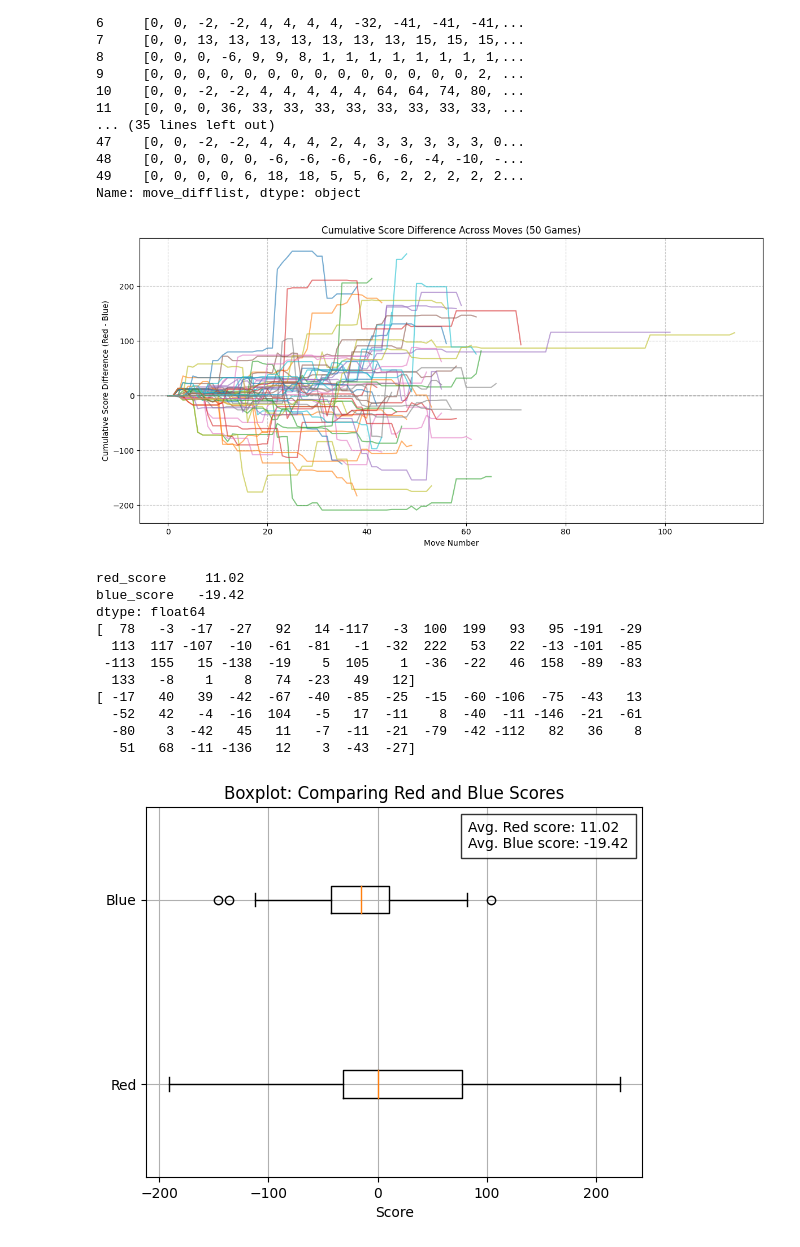
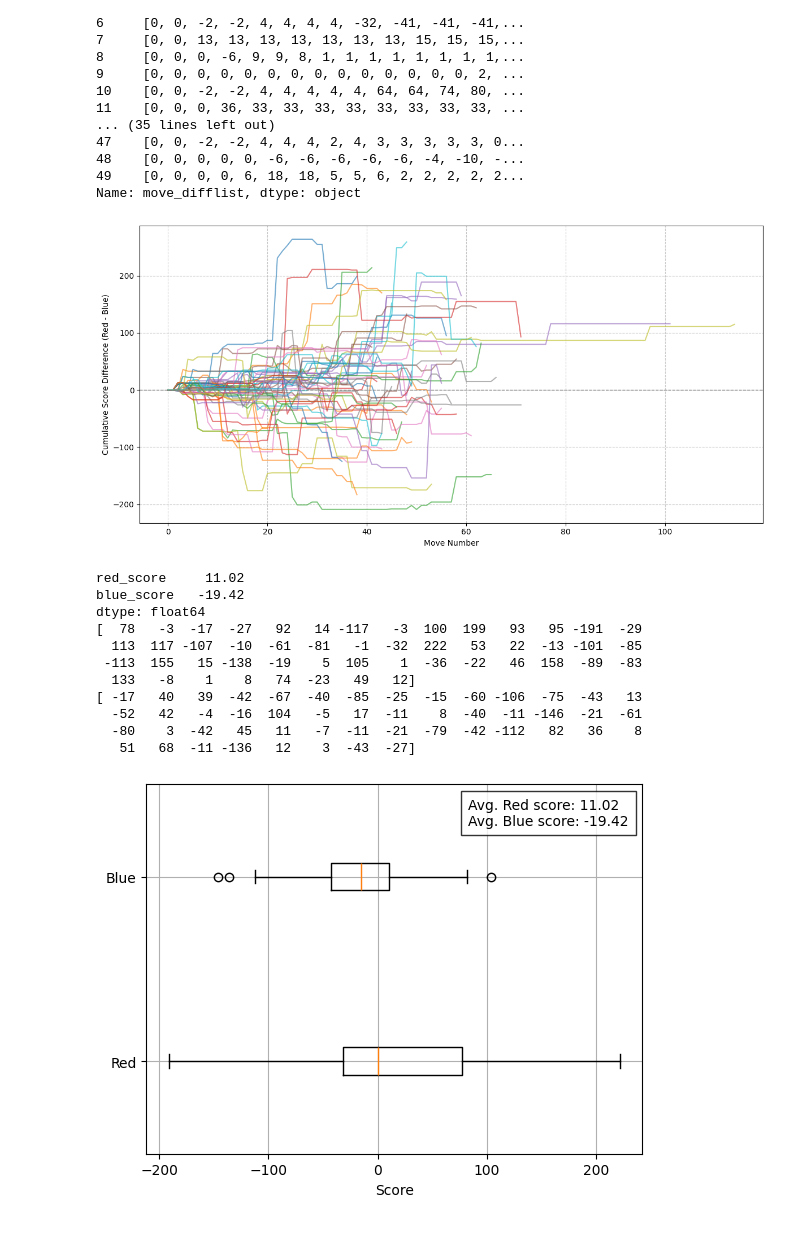
Before and after one commit to RCJamen/damathllm, a Jupyter notebook: results/randomizer_statistics.ipynb, the cells around one changed output. Saved outputs shown, nothing was run; the diff lists cells and outputs as text; code cells hidden in the pictures.

```diff
--- a/results/randomizer_statistics.ipynb
+++ b/results/randomizer_statistics.ipynb
@@ -139,7 +139,7 @@ for i, row in df.iterrows():
 
 plt.xlabel("Move Number")
 plt.ylabel("Cumulative Score Difference (Red - Blue)")
-plt.title("Cumulative Score Difference Across Moves (50 Games)")
+# plt.title("Cumulative Score Difference Across Moves (50 Games)")
 plt.axhline(0, linestyle='--', color='gray', linewidth=1)
 plt.grid(True, linestyle='--', alpha=0.7)
 plt.tight_layout()
@@ -147,7 +147,7 @@ plt.tight_layout()
 plt.savefig('images/randomizer_cumuscorediff.png', dpi=100)
 plt.show()
 # %% [output]
-[figure, old version]
+[figure, new version]
 # %%
 avg = df[['red_score', 'blue_score']].mean()
 print(avg)
@@ -180,35 +180,35 @@ mean2 = avg[1]
 
 # create an AnchoredText box in upper‑right (loc=1)
 txt = AnchoredText(
     f"Avg. Red score: {mean1:.2f}\nAvg. Blue score: {mean2:.2f}",
     loc=1,                # 1=upper‑right
     frameon=True,         # draw the box
     pad=0.5,              # padding in font‑size units
 )
 # style the box (optional — you get same API as legend frame)
 txt.patch.set_facecolor('white')
 txt.patch.set_edgecolor('black')
 txt.patch.set_alpha(0.8)
 
 ax.add_artist(txt)
 ax.set_xlabel('Score')
-ax.set_title('Boxplot: Comparing Red and Blue Scores')
+# ax.set_title('Boxplot: Comparing Red and Blue Scores')
 plt.grid(True)
 plt.savefig('images/randomizer_boxplot.png', dpi=100)
 plt.show()
 # %% [output]
 red_score     11.02
 blue_score   -19.42
 dtype: float64
 [  78   -3  -17  -27   92   14 -117   -3  100  199   93   95 -191  -29
   113  117 -107  -10  -61  -81   -1  -32  222   53   22  -13 -101  -85
  -113  155   15 -138  -19    5  105    1  -36  -22   46  158  -89  -83
   133   -8    1    8   74  -23   49   12]
 [ -17   40   39  -42  -67  -40  -85  -25  -15  -60 -106  -75  -43   13
   -52   42   -4  -16  104   -5   17  -11    8  -40  -11 -146  -21  -61
   -80    3  -42   45   11   -7  -11  -21  -79  -42 -112   82   36    8
    51   68  -11 -136   12    3  -43  -27]
-[figure, old version]
+[figure, new version]
 # %%
 plt.figure(figsize=(6, 5))
 sns.countplot(x='winner', data=df, palette={"RED": "red", "BLUE": "blue", "DRAW": "gray"})
```
Also changed, not shown: parts of 2 cells of this notebook, 10 other files.
